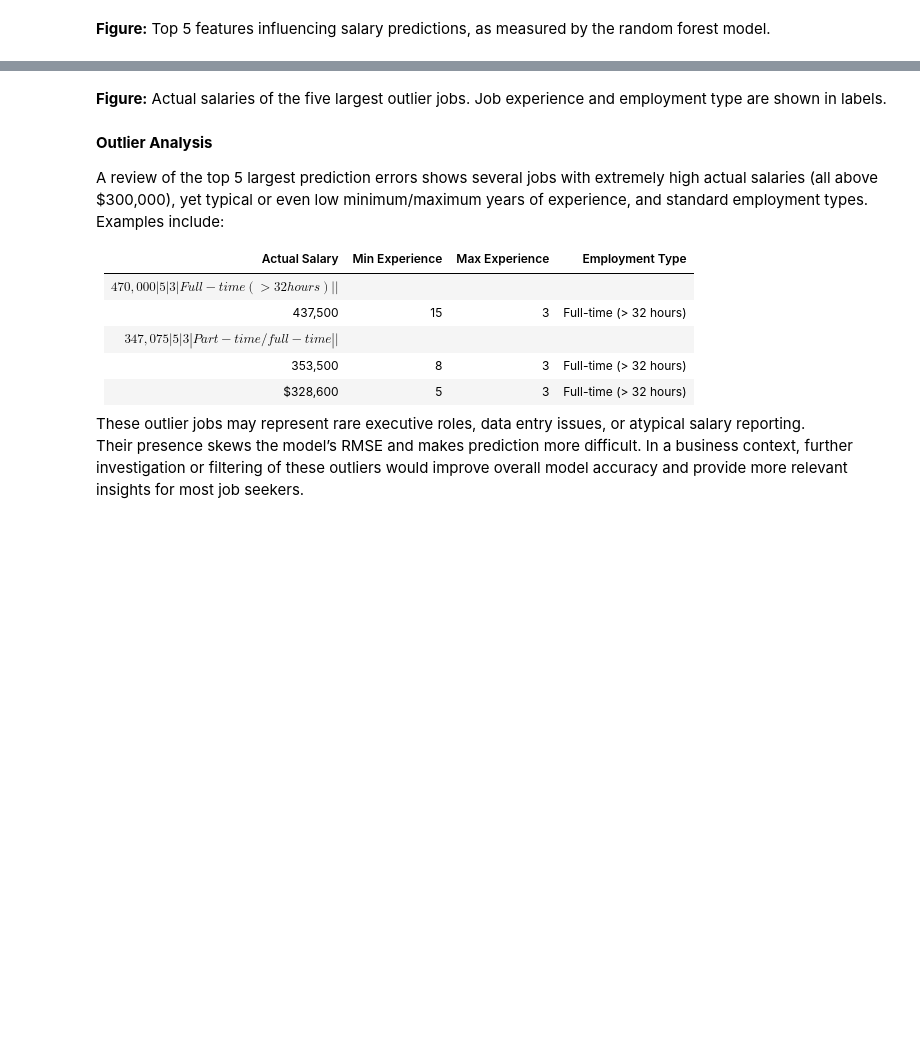
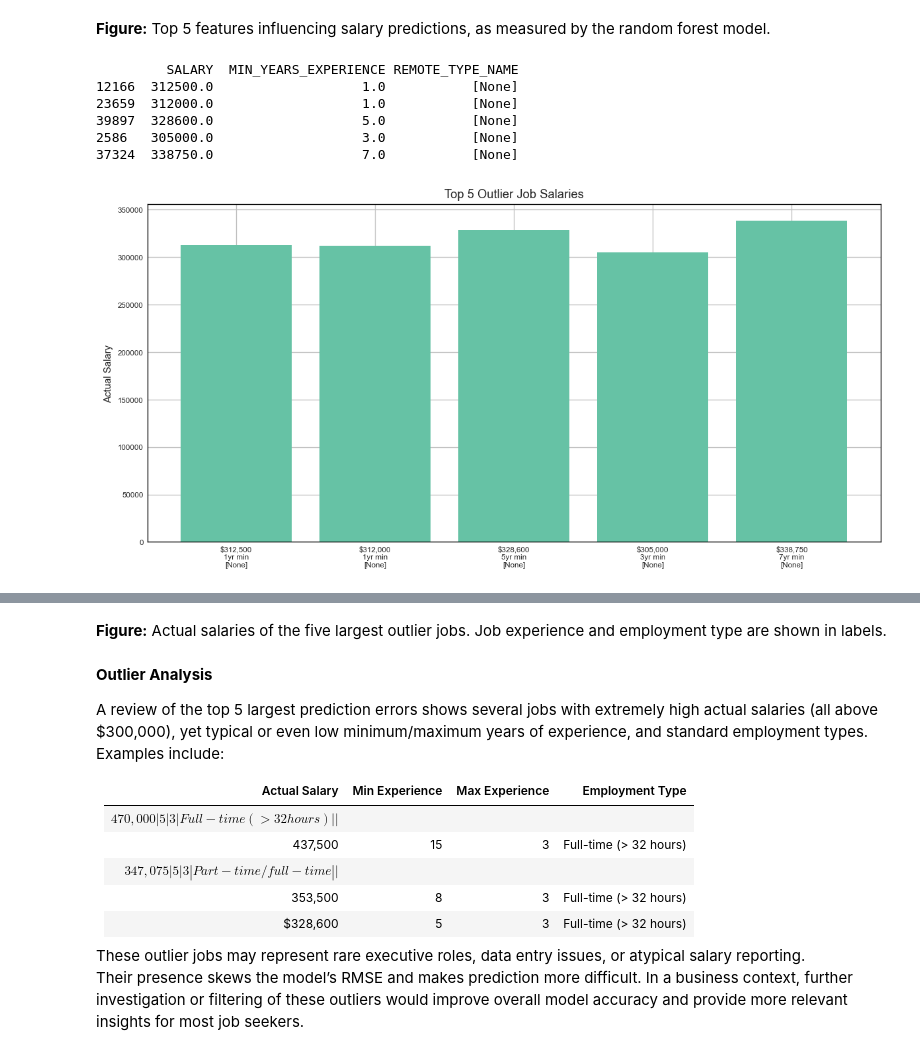
Before and after one commit to leoliu36/ad688-employability-sp25A1-group7, a Jupyter notebook: data_analysis.ipynb, the cells around one changed output, grey strips where cells are left out. Drawn from its saved outputs; the diff is of its cells as text; code cells hidden in the pictures; blank space fills up the shorter version.

```diff
--- a/data_analysis.ipynb
+++ b/data_analysis.ipynb
@@ -979,26 +1099,59 @@ plt.show()
 **Figure:** Top 5 features influencing salary predictions, as measured by the random forest model.
 # %%
 # Calculate absolute prediction error for each job
-errors = np.abs(y_test - y_pred)
-outlier_indices = errors.sort_values(ascending=False).head(5).index
+import pandas as pd
+y_actual = y_test_filtered if 'y_test_filtered' in globals() else y_test
+y_pred_series = pd.Series(y_pred, index=y_actual.index[:len(y_pred)])
+errors = (y_actual - y_pred_series).abs()
+outlier_indices = errors.nlargest(5).index
 
 # Show the original job posting rows for these outliers
-print(df.loc[outlier_indices][['SALARY', 'MIN_YEARS_EXPERIENCE', 'MAX_YEARS_EXPERIENCE', 'EMPLOYMENT_TYPE_NAME']])
+cols = ['SALARY', 'MIN_YEARS_EXPERIENCE', 'EMPLOYMENT_TYPE_NAME', 'REMOTE_TYPE_NAME']
+cols = [c for c in cols if c in df.columns]
+print(df.loc[outlier_indices, cols])
+# %% [output]
+         SALARY  MIN_YEARS_EXPERIENCE REMOTE_TYPE_NAME
+12166  312500.0                   1.0           [None]
+23659  312000.0                   1.0           [None]
+39897  328600.0                   5.0           [None]
+2586   305000.0                   3.0           [None]
+37324  338750.0                   7.0           [None]
-# %%
-# Visual: Highlight Outliers in Predicted vs. Actual Salary
-
-labels = [
-    f"${int(sal):,}\n{min_exp}yr min\n{emp_type}"
-    for sal, min_exp, emp_type in zip(
-        df.loc[outlier_indices]['SALARY'],
-        df.loc[outlier_indices]['MIN_YEARS_EXPERIENCE'],
-        df.loc[outlier_indices]['EMPLOYMENT_TYPE_NAME']
-    )
-]
-
-plt.figure(figsize=(10, 5))
-plt.bar(labels, df.loc[outlier_indices]['SALARY'], color='tomato')
-plt.ylabel("Actual Salary")
-plt.title("Top 5 Outlier Job Salaries")
-plt.tight_layout()
-plt.show()
+# %%
+# Visual: Highlight Outliers in Predicted vs. Actual Salary
+
+import pandas as pd
+import matplotlib.pyplot as plt
+
+emp_col = next((c for c in ["EMPLOYMENT_TYPE_NAME","REMOTE_TYPE_NAME","STATE_NAME","MSA_NAME"] if c in df.columns), None)
+
+subset_cols = ["SALARY","MIN_YEARS_EXPERIENCE"] + ([emp_col] if emp_col else [])
+subset = df.loc[outlier_indices, subset_cols].copy()
+
+def _fmt_sal(x):
+    return f"${int(x):,}" if pd.notna(x) else "N/A"
+
+def _fmt_exp(x):
+    return f"{int(x)}yr min" if pd.notna(x) else "n/a"
+
+def _fmt_emp(x):
+    return str(x) if pd.notna(x) else "n/a"
+
+if emp_col:
+    labels = [
+        f"{_fmt_sal(s)}\n{_fmt_exp(m)}\n{_fmt_emp(e)}"
+        for s, m, e in zip(subset["SALARY"], subset["MIN_YEARS_EXPERIENCE"], subset[emp_col])
+    ]
+else:
+    labels = [
+        f"{_fmt_sal(s)}\n{_fmt_exp(m)}"
+        for s, m in zip(subset["SALARY"], subset["MIN_YEARS_EXPERIENCE"])
+    ]
+
+plt.figure(figsize=(10, 5))
+plt.bar(labels, subset["SALARY"].fillna(0))
+plt.ylabel("Actual Salary")
+plt.title("Top 5 Outlier Job Salaries")
+plt.tight_layout()
+plt.show()
+# %% [output]
+[figure, added]
```
Also changed, not shown: parts of 18 cells of this notebook, 5 other files.
